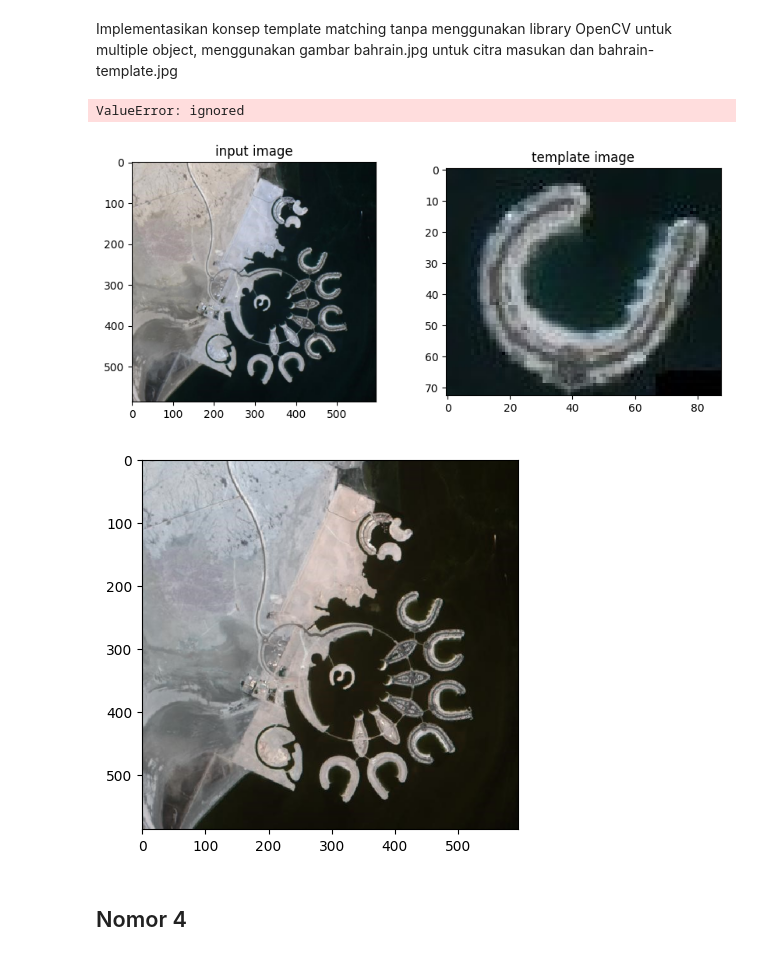
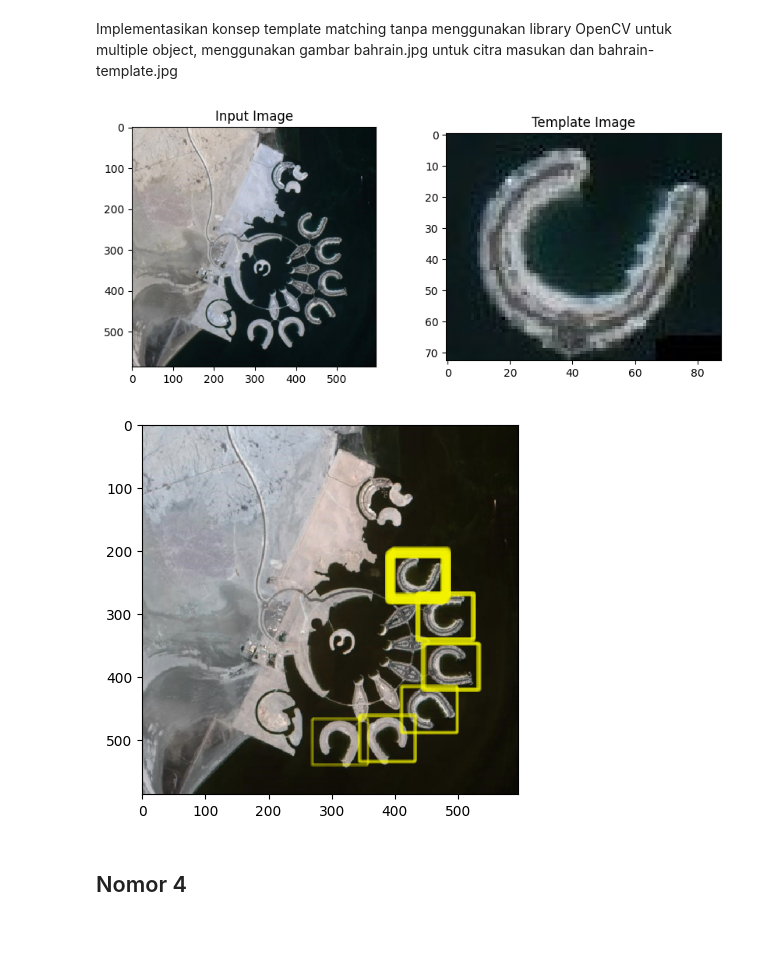
Before and after one commit to Ziedny28/PCVK-Ganjil-2023, a Jupyter notebook: week-11/Week11.ipynb, the cells around one changed output. Drawn from its saved outputs; the diff is of its cells as text; code cells hidden in the pictures.

```diff
--- a/week-11/Week11.ipynb
+++ b/week-11/Week11.ipynb
@@ -119,40 +126,32 @@ from skimage.feature import match_template
 # %%
-def getMultiMatching(main_image, template):
-  # print input image dan template
-  f, axarr = plt. subplots(1,2,figsize=(10,4)) #membuat 2 plot untuk citra input dan template
-  axarr[0].imshow(cv.cvtColor(main_image, cv.COLOR_BGR2RGB)), axarr[0].set_title("input image")
-  axarr[1].imshow(cv.cvtColor(template, cv.COLOR_BGR2RGB)), axarr[1].set_title("template image")
+figure, axis_arr = plt.subplots(1, 2, figsize=(10, 4))  # Create 2 plots for input and template images
+axis_arr[0].imshow(cv.cvtColor(bahrain_image, cv.COLOR_BGR2RGB)), axis_arr[0].set_title("Input Image")
+axis_arr[1].imshow(cv.cvtColor(bahrain_template, cv.COLOR_BGR2RGB)), axis_arr[1].set_title("Template Image")
 
-  # Hitung kemiripan citra dengan citra template
-  result = match_template(main_image, template)
+# Library for matching multiple similar images
+from skimage.feature import match_template
 
-  # Tentukan threshold untuk menentukan hasil match
-  threshold = 0.45 # menentukan threshold untuk menentukan hasil matc
-  locations = np.where(result >= threshold)
+# Compute the similarity of the images with the template image
+result = match_template(bahrain_image, bahrain_template)
 
-  # Plot hasil match
-  fig, ax = plt.subplots()
-  ax.imshow(main_image, cmap=plt.cm.gray)
-  # ax.set_axis_off()
-  height, width = template.shape
-  for loc in zip(*locations[::-1]): # iterasi pada setiap lokasi yang ditemukan
-      rect = plt.Rectangle(loc, width, height, edgecolor='yellow', facecolor='none', linewidth=0.1)
-      ax.add_patch(rect)
+# Set a threshold to determine the matching result
+threshold = 0.45  # Set a threshold to determine the matching result
+locations = np.where(result >= threshold)
 
-  plt.show()
+# Plot the matching result
+fig, ax = plt.subplots()
+ax.imshow(bahrain_image, cmap=plt.cm.gray)
+height, width,_ = bahrain_template.shape
+
+# Unpack only the necessary values from locations
+for y, x in zip(locations[0], locations[1]):  # Iterate through each found location
+    rectangle = plt.Rectangle((x, y), width, height, edgecolor='yellow', facecolor='none', linewidth=0.1)
+    ax.add_patch(rectangle)
+
+plt.show()
+# %% [output]
+[figure, added]
+[figure, added]
-# %%
-bahrain_url = '/content/drive/My Drive/pcvk-resources/bahrain.jpg'
-bahrain_template_url ='/content/drive/My Drive/pcvk-resources/bahrain-template.jpg'
-
-# Load the main image and the template
-bahrain_image = cv.imread(bahrain_url)
-bahrain_template = cv.imread(bahrain_template_url)
-
-getMultiMatching(bahrain_image,bahrain_template)
-# %% [output]
-ValueError: ignored
-[figure, removed]
-[figure, removed]
 # %% [markdown]
 ## Nomor 4
 # %% [markdown]
```
Also changed, not shown: parts of 1 cell of this notebook.
